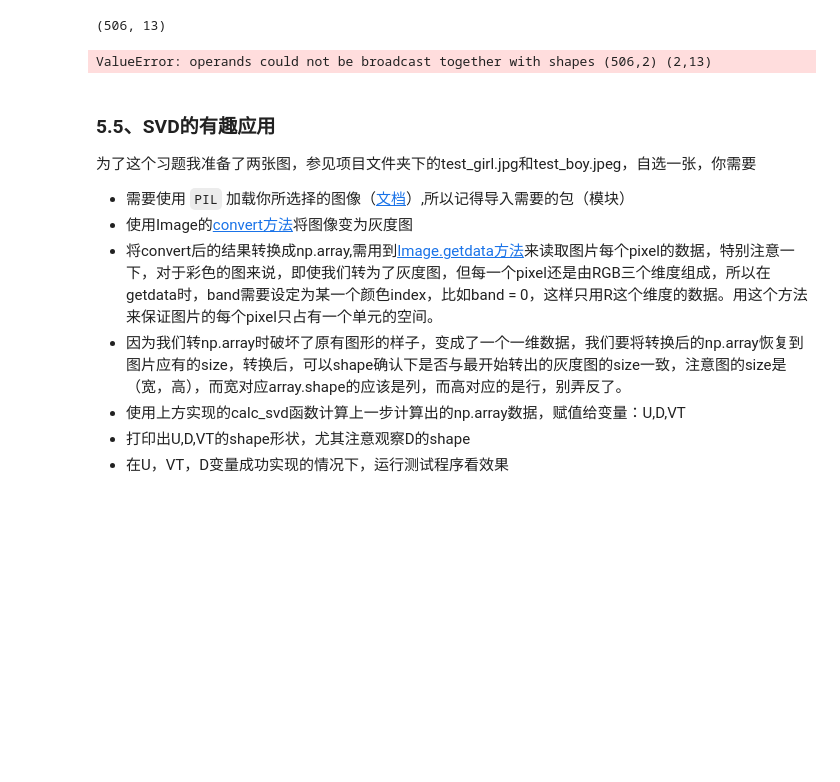
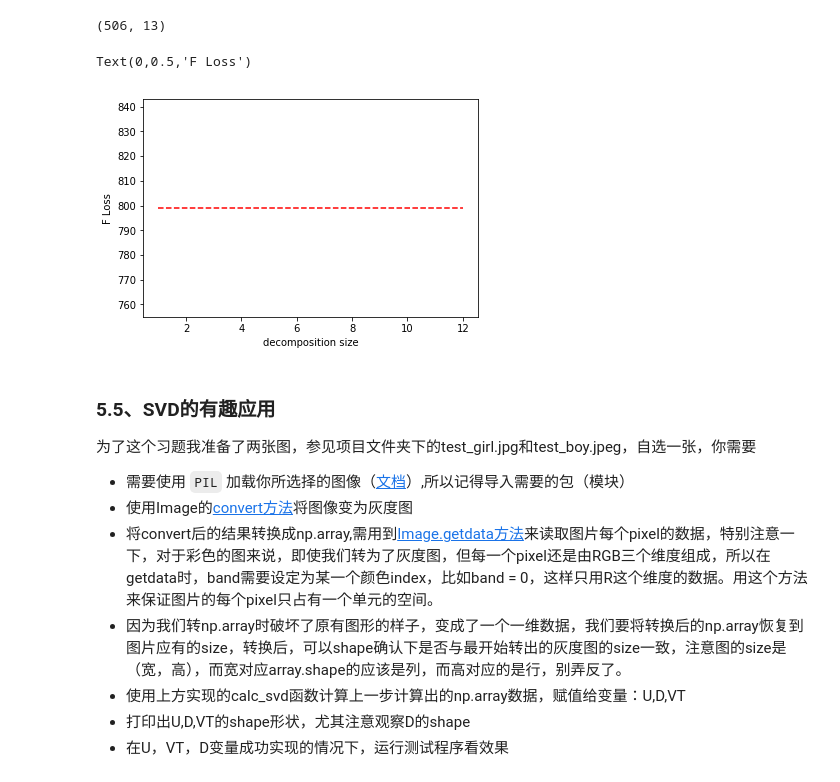
Before and after one commit to zjzj1992/Linear-Algebra, a Jupyter notebook: p3_Linear_Algebra.ipynb, the cells around one changed output. Saved outputs shown, nothing was run; the diff lists cells and outputs as text; code cells hidden in the pictures; blank space fills up the shorter version.

```diff
--- a/p3_Linear_Algebra.ipynb
+++ b/p3_Linear_Algebra.ipynb
@@ -616,0 +603,6 @@ c. 计算完成之后，比较condition number大小与线性系统稳定性之
+# %%
+A = np.array([[1,2],[3,4]])
+B = np.array([[1,2],[2,4.0001]])
+
+print("A condition number: ",calc_Condition_Number(A))
+print("B condition number: ",calc_Condition_Number(B))
@@ -783,7 +782,8 @@ OK
 """
 def calc_svd_reconsitution(A, topk = 2):
     U,D,VT = np.linalg.svd(A)
-    return U[:,:topk]*D[:topk]*VT[:topk,:]
+    x = U[:,:topk]*D[:topk]
+    return np.dot(x,VT[:topk,:])
 # %%
 %run -i -e test.py LinearRegressionTestCase.test_calc_svd_reconsitution
 # %% [output]
@@ -813,19 +813,20 @@ print(A.shape)
 # %%
 loss_hist = []
 for topk in range(1,13):
     # 5.4 TODO
     ### 1.计算相应的SVD topk降维后的重构矩阵，需实现calc_svd_reconsitution
     ### 2.计算对应的F范数损失，并存储loss放入loss_hist列表中
-    U,D,VT = np.linalg.svd(A)
-    restructure = U[:,:topk]*D[:topk]*VT[:topk,:]
-    #A_Ak = A - restructure
+    restructure = calc_svd_reconsitution(A)
+    A_Ak = A - restructure
+    loss_hist.append(calc_Frobenius_Norm(A_Ak))
 ### 画出F损失随着降维大小的变化图
 ### x坐标为对应的降维大小，y坐标为对应的F损失
 plt.plot(range(1,13),loss_hist,'r--')
 plt.xlabel('decomposition size')
 plt.ylabel('F Loss')
 # %% [output]
-ValueError: operands could not be broadcast together with shapes (506,2) (2,13)
+Text(0,0.5,'F Loss')
+[figure, added]
 # %% [markdown]
 ### 5.5、SVD的有趣应用
 为了这个习题我准备了两张图，参见项目文件夹下的test_girl.jpg和test_boy.jpeg，自选一张，你需要
```
Also changed, not shown: parts of 21 cells of this notebook, 1 other file.
